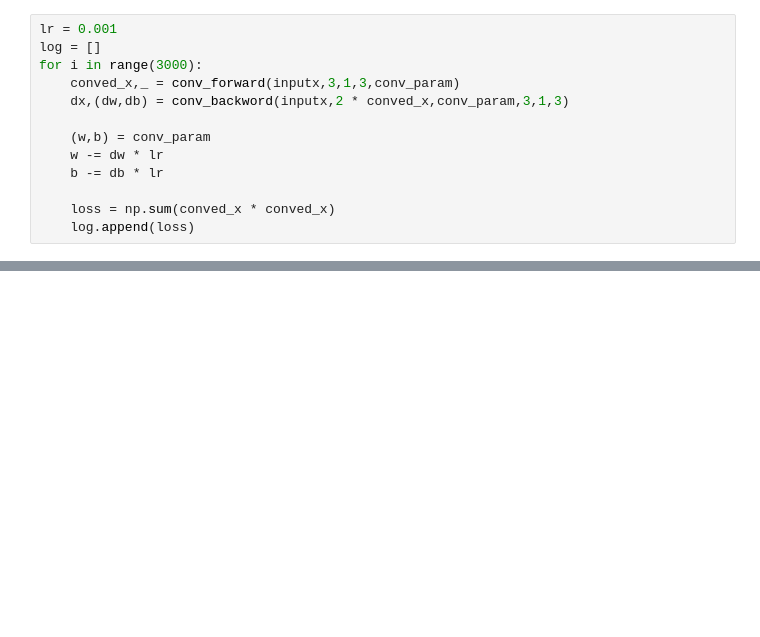
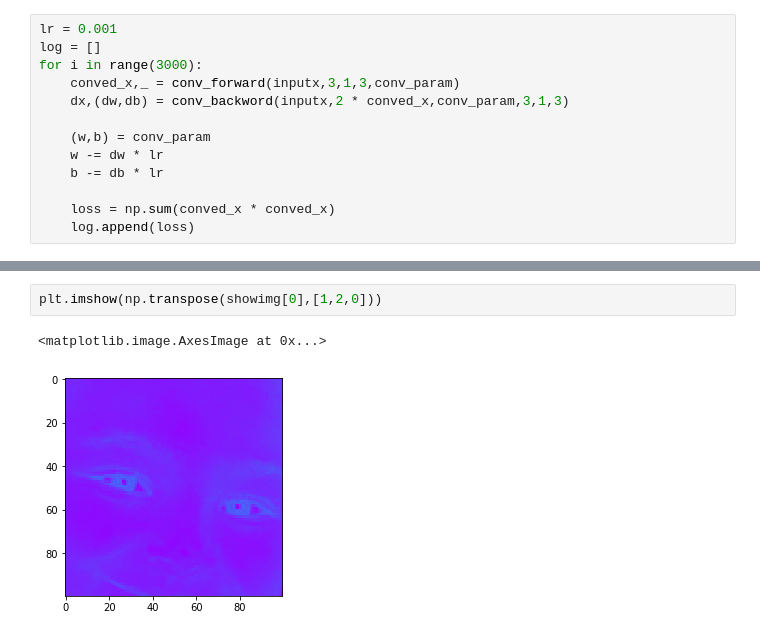
Before and after one commit to jungan21/Lesson1_simple_face, a Jupyter notebook: CNN/SGD_CNN_Numpy.ipynb, the cells around one changed output, grey strips where cells are left out. Saved outputs shown, nothing was run; the diff lists cells and outputs as text; blank space fills up the shorter version.

```diff
--- a/CNN/SGD_CNN_Numpy.ipynb
+++ b/CNN/SGD_CNN_Numpy.ipynb
@@ -89,0 +197,5 @@ pd.DataFrame(log[:40]).plot()
+# %%
+plt.imshow(np.transpose(showimg[0],[1,2,0]))
+# %% [output]
+<matplotlib.image.AxesImage at 0x...>
+[figure, added]
```
Also changed, not shown: parts of 23 cells of this notebook.
